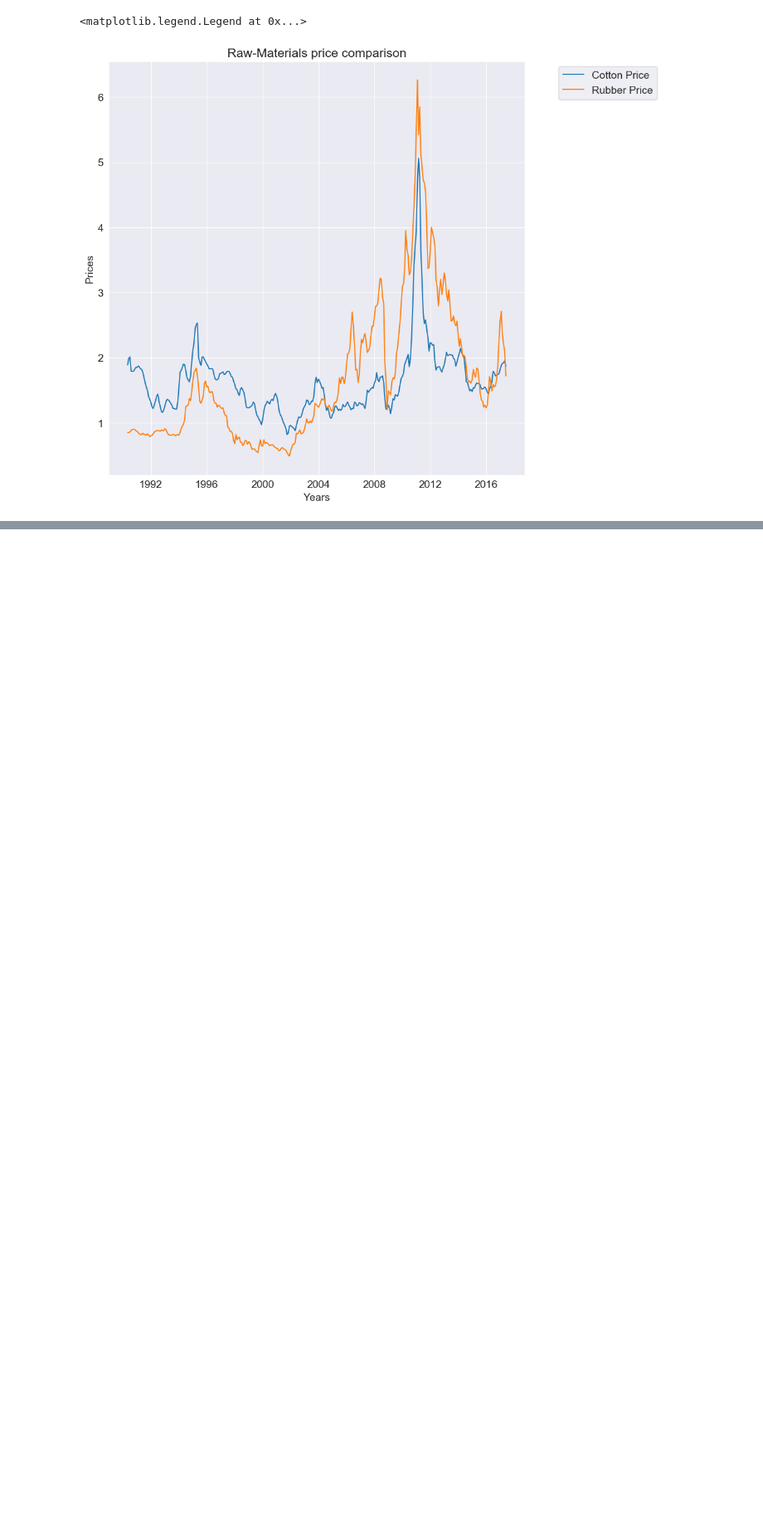
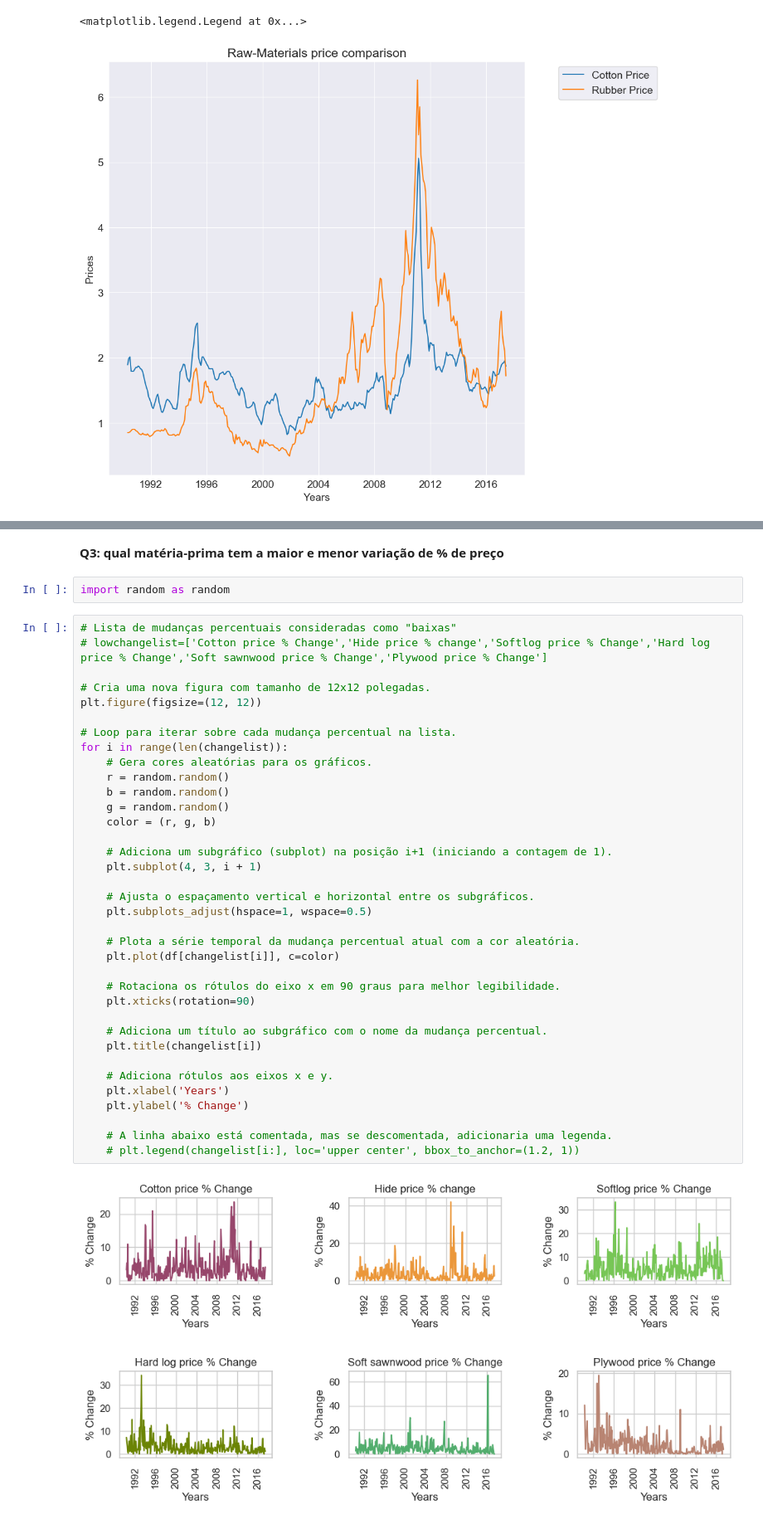
Before and after one commit to NatashaB-randao/Agricultural-Raw-Material-prices-1990-2020-, a Jupyter notebook: Agricultural.ipynb, the cells around one changed output, grey strips where cells are left out. Shown at 83% size. Cells and saved outputs as stored; diff of their text form; blank space fills up the shorter version.

```diff
--- a/Agricultural.ipynb
+++ b/Agricultural.ipynb
@@ -263,0 +292,42 @@ plt.legend(['Cotton Price','Rubber Price'], loc='upper center', bbox_to_anchor=(
+# %% [markdown]
+**Q3: qual matéria-prima tem a maior e menor variação de % de preço**
+# %%
+import random as random
+# %%
+# Lista de mudanças percentuais consideradas como "baixas"
+# lowchangelist=['Cotton price % Change','Hide price % change','Softlog price % Change','Hard log price % Change','Soft sawnwood price % Change','Plywood price % Change']
+
+# Cria uma nova figura com tamanho de 12x12 polegadas.
+plt.figure(figsize=(12, 12))
+
+# Loop para iterar sobre cada mudança percentual na lista.
+for i in range(len(changelist)):
+    # Gera cores aleatórias para os gráficos.
+    r = random.random()
+    b = random.random()
+    g = random.random()
+    color = (r, g, b)
+
+    # Adiciona um subgráfico (subplot) na posição i+1 (iniciando a contagem de 1).
+    plt.subplot(4, 3, i + 1)
+
+    # Ajusta o espaçamento vertical e horizontal entre os subgráficos.
+    plt.subplots_adjust(hspace=1, wspace=0.5)
+
+    # Plota a série temporal da mudança percentual atual com a cor aleatória.
+    plt.plot(df[changelist[i]], c=color)
+
+    # Rotaciona os rótulos do eixo x em 90 graus para melhor legibilidade.
+    plt.xticks(rotation=90)
+
+    # Adiciona um título ao subgráfico com o nome da mudança percentual.
+    plt.title(changelist[i])
+
+    # Adiciona rótulos aos eixos x e y.
+    plt.xlabel('Years')
+    plt.ylabel('% Change')
+
+    # A linha abaixo está comentada, mas se descomentada, adicionaria uma legenda.
+    # plt.legend(changelist[i:], loc='upper center', bbox_to_anchor=(1.2, 1))
+# %% [output]
+[figure, added]
```
Also changed, not shown: parts of 10 cells of this notebook.
